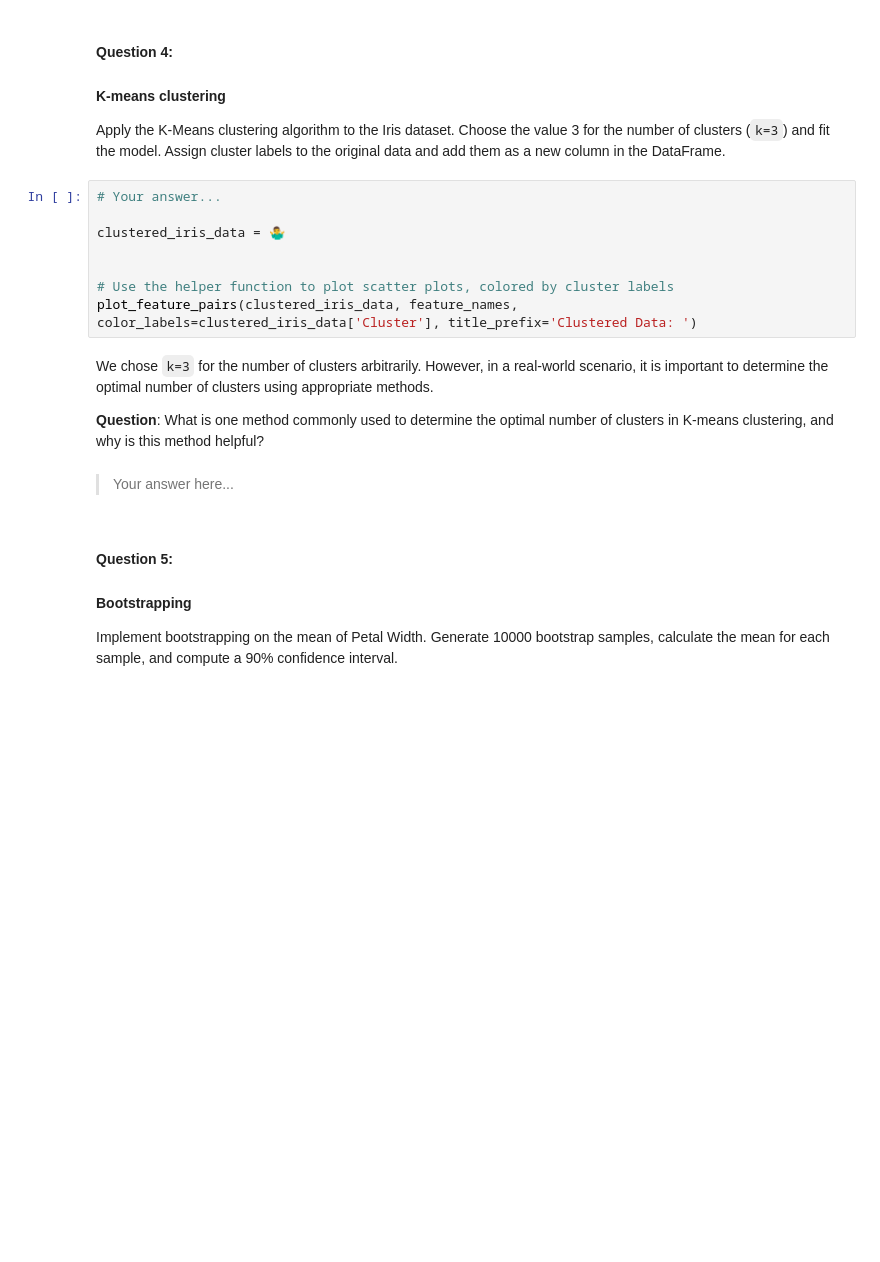
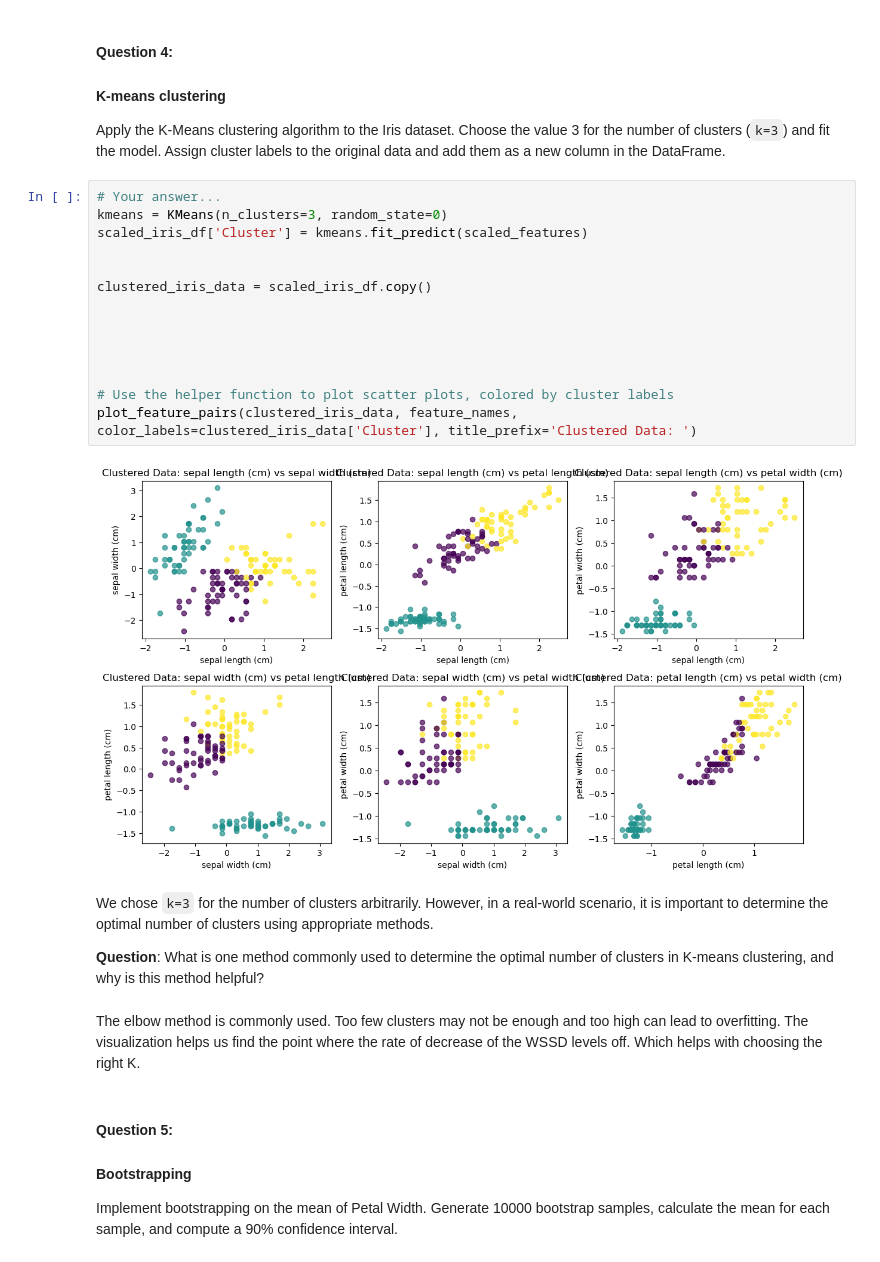
Before and after one commit to NusiKhan/applying_statistical_concepts, a Jupyter notebook: 02_activities/assignments/assignment_3.ipynb, the cells around one changed output. Saved outputs shown, nothing was run; the diff lists cells and outputs as text; blank space fills up the shorter version.

```diff
--- a/02_activities/assignments/assignment_3.ipynb
+++ b/02_activities/assignments/assignment_3.ipynb
@@ -126,18 +162,26 @@ Why is it important to standardize the features of a dataset before applying clu
 Apply the K-Means clustering algorithm to the Iris dataset. Choose the value 3 for the number of clusters (`k=3`) and fit the model. Assign cluster labels to the original data and add them as a new column in the DataFrame.
 # %%
 # Your answer...
+kmeans = KMeans(n_clusters=3, random_state=0)
+scaled_iris_df['Cluster'] = kmeans.fit_predict(scaled_features)
 
-clustered_iris_data = 🤷‍♂️
+
+clustered_iris_data = scaled_iris_df.copy()
+
+
+
 
 
 # Use the helper function to plot scatter plots, colored by cluster labels
 plot_feature_pairs(clustered_iris_data, feature_names, color_labels=clustered_iris_data['Cluster'], title_prefix='Clustered Data: ')
+# %% [output]
+[figure, added]
 # %% [markdown]
 We chose `k=3` for the number of clusters arbitrarily. However, in a real-world scenario, it is important to determine the optimal number of clusters using appropriate methods.
 
 **Question**: What is one method commonly used to determine the optimal number of clusters in K-means clustering, and why is this method helpful?
-# %% [markdown]
-> Your answer here...
+# %% [markdown]
+The elbow method is commonly used. Too few clusters may not be enough and too high can lead to overfitting. The visualization helps us find the point where the rate of decrease of the WSSD levels off. Which helps with choosing the right K.
 # %% [markdown]
 #### **Question 5:**
 #### Bootstrapping
```
Also changed, not shown: parts of 16 cells of this notebook.
